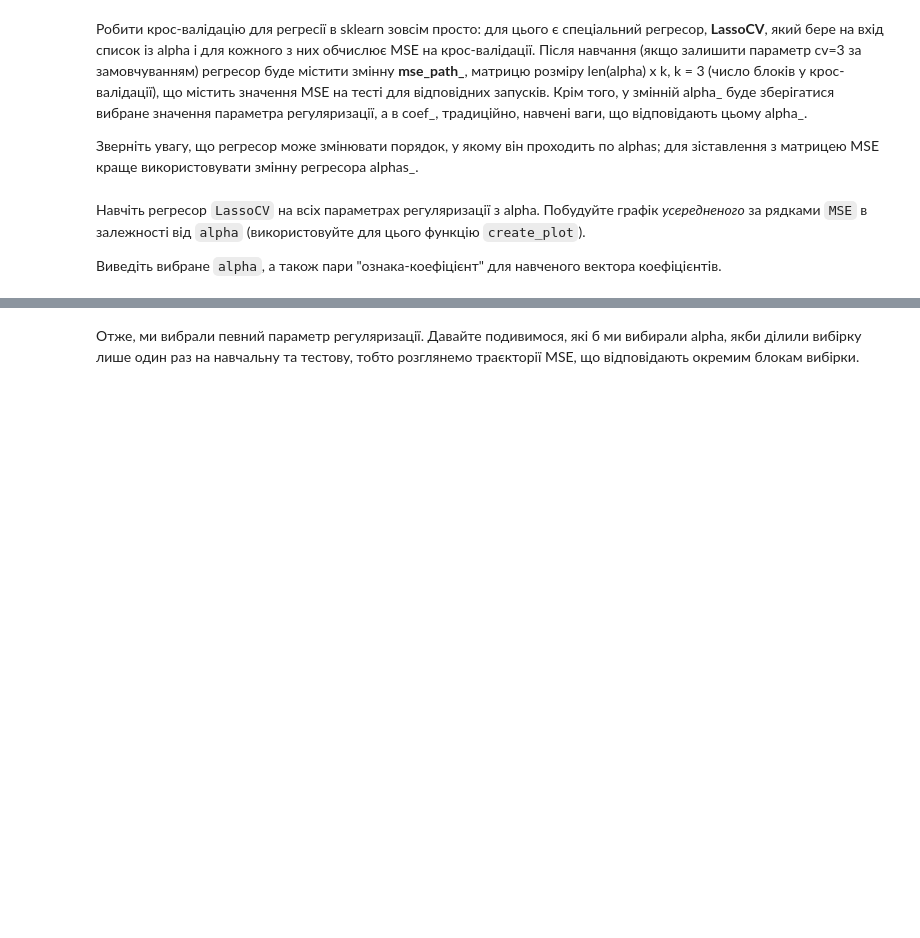
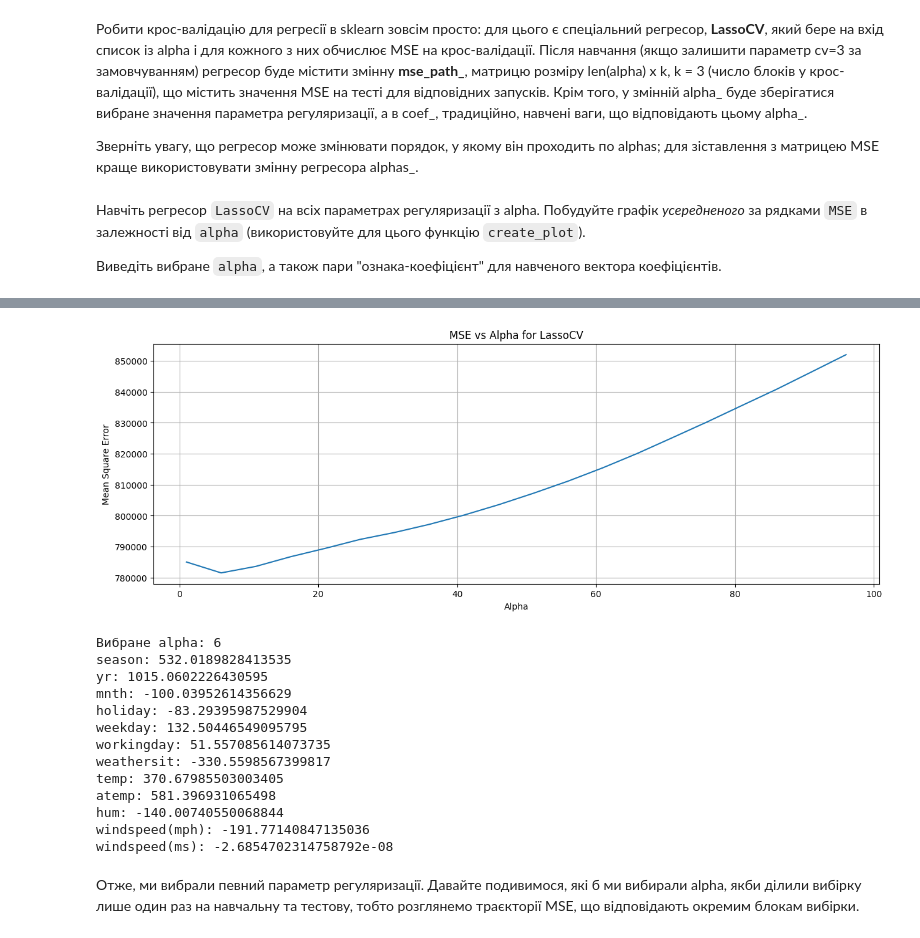
Before and after one commit to Georgiiliwe8pcr/7.machinelearncolab, a Jupyter notebook: OverfittingHomeWork.ipynb, the cells around one changed output, grey strips where cells are left out. Saved outputs shown, nothing was run; the diff lists cells and outputs as text; code cells hidden in the pictures; blank space fills up the shorter version.

```diff
--- a/OverfittingHomeWork.ipynb
+++ b/OverfittingHomeWork.ipynb
@@ -160,0 +291,15 @@ windspeed(ms): -99.2594411544
+# %%
+from sklearn.linear_model import Ridge
+
+# Створюємо об'єкт лінійного регресора Ridge (L2 регуляризація)
+ridge_model = Ridge()
+
+# Навчаємо модель
+ridge_model.fit(X, y)
+
+# Отримуємо ваги моделі
+ridge_weights = ridge_model.coef_
+
+# Виводимо пари (назва ознаки, вага)
+for feature, weight in zip(df_shuffled.columns[:-1], ridge_weights):
+    print(f"{feature}: {weight}")
@@ -265,3 +453,60 @@ windspeed(ms): -2.68545418157e-08
+# %%
+import numpy as np
+import matplotlib.pyplot as plt
+from sklearn.linear_model import LassoCV
+from sklearn.utils import shuffle
+
+# Функція для побудови графіків
+def create_plot(data, title, xlabel, ylabel, figsize=None):
+    size = figsize or (15, 5)
+    plt.figure(figsize=size)
+    x = list(map(lambda e: e[0], data))
+    y = list(map(lambda e: e[1], data))
+    plt.plot(x, y)
+    plt.title(title)
+    plt.xlabel(xlabel)
+    plt.ylabel(ylabel)
+    plt.grid()
+    plt.show()
+
+# Розбиття на ознаки та цільову змінну
+df_shuffled = shuffle(df, random_state=42)
+X = scale(df_shuffled[df_shuffled.columns[:-1]])
+y = df_shuffled["cnt"]
+
+# Визначення значень alpha
+alphas = np.arange(1, 100, 5)
+
+# Створення регресора LassoCV і навчання на всіх значеннях alpha
+regressor = LassoCV(alphas=alphas, cv=3, random_state=42)
+regressor.fit(X, y)
+
+# Створення графіку усередненого MSE
+create_plot(list(zip(regressor.alphas_, regressor.mse_path_.mean(axis=1))),
+            "MSE vs Alpha for LassoCV",
+            "Alpha",
+            "Mean Square Error")
+
+# Виведення вибраного alpha та коефіцієнтів
+print(f"Вибране alpha: {regressor.alpha_}")
+coef_list = list(zip(df.columns, regressor.coef_))
+for feature, coef in coef_list:
+    print(f"{feature}: {coef}")
+# %% [output]
+[figure, added]
+Вибране alpha: 6
+season: 532.0189828413535
+yr: 1015.0602226430595
+mnth: -100.03952614356629
+holiday: -83.29395987529904
+weekday: 132.50446549095795
+workingday: 51.557085614073735
+weathersit: -330.5598567399817
+temp: 370.67985503003405
+atemp: 581.396931065498
+hum: -140.00740550068844
+windspeed(mph): -191.77140847135036
+windspeed(ms): -2.6854702314758792e-08
 # %% [markdown]
 Отже, ми вибрали певний параметр регуляризації. Давайте подивимося, які б ми вибирали alpha, якби ділили вибірку лише один раз на навчальну та тестову, тобто розглянемо траєкторії MSE, що відповідають окремим блокам вибірки.
 # %% [markdown]
```
Also changed, not shown: parts of 25 cells of this notebook.
